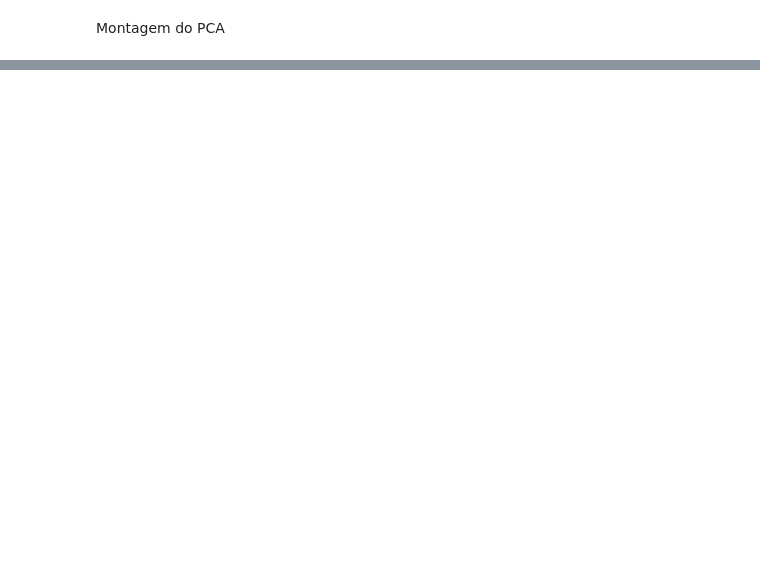
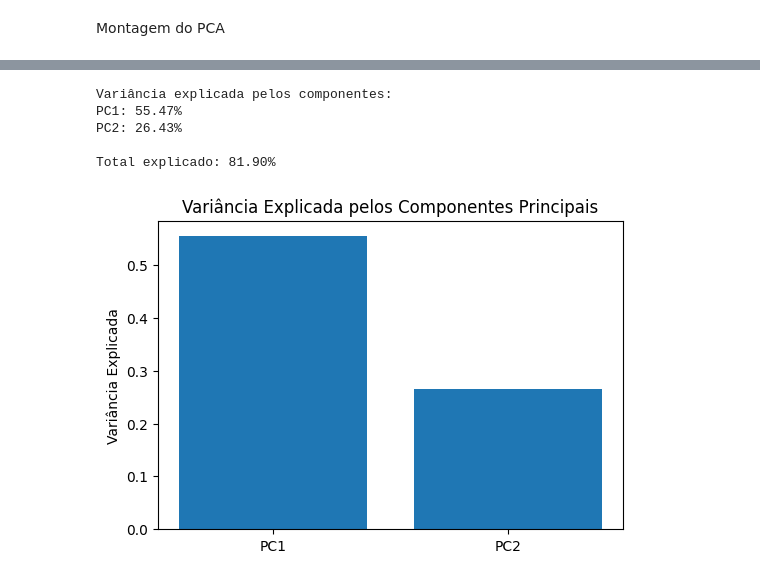
Before and after one commit to Nibble0/multiclass-classification, a Jupyter notebook: notebooks/EDA.ipynb, the cells around one changed output, grey strips where cells are left out. Drawn from its saved outputs; the diff is of its cells as text; code cells hidden in the pictures; blank space fills up the shorter version.

```diff
--- a/notebooks/EDA.ipynb
+++ b/notebooks/EDA.ipynb
@@ -164,0 +199,11 @@ Montagem do PCA
+# %%
+X = df.drop("Class", axis=1)
+y = df["Class"]
+# %%
+scaler = StandardScaler()
+
+X_scaled = scaler.fit_transform(X)
+# %%
+pca = PCA(n_components=2)
+
+X_pca = pca.fit_transform(X_scaled)
@@ -164,0 +239,29 @@ Montagem do PCA
+# %%
+print("Variância explicada pelos componentes:")
+
+for i, var in enumerate(pca.explained_variance_ratio_, start=1):
+    print(f"PC{i}: {var:.2%}")
+
+print(
+    f"\nTotal explicado: {sum(pca.explained_variance_ratio_):.2%}"
+)
+# %% [output]
+Variância explicada pelos componentes:
+PC1: 55.47%
+PC2: 26.43%
+
+Total explicado: 81.90%
+# %%
+plt.figure(figsize=(6,4))
+
+plt.bar(
+    ["PC1", "PC2"],
+    pca.explained_variance_ratio_
+)
+
+plt.ylabel("Variância Explicada")
+plt.title("Variância Explicada pelos Componentes Principais")
+
+plt.show()
+# %% [output]
+[figure, added]
```
Also changed, not shown: parts of 6 cells of this notebook.
